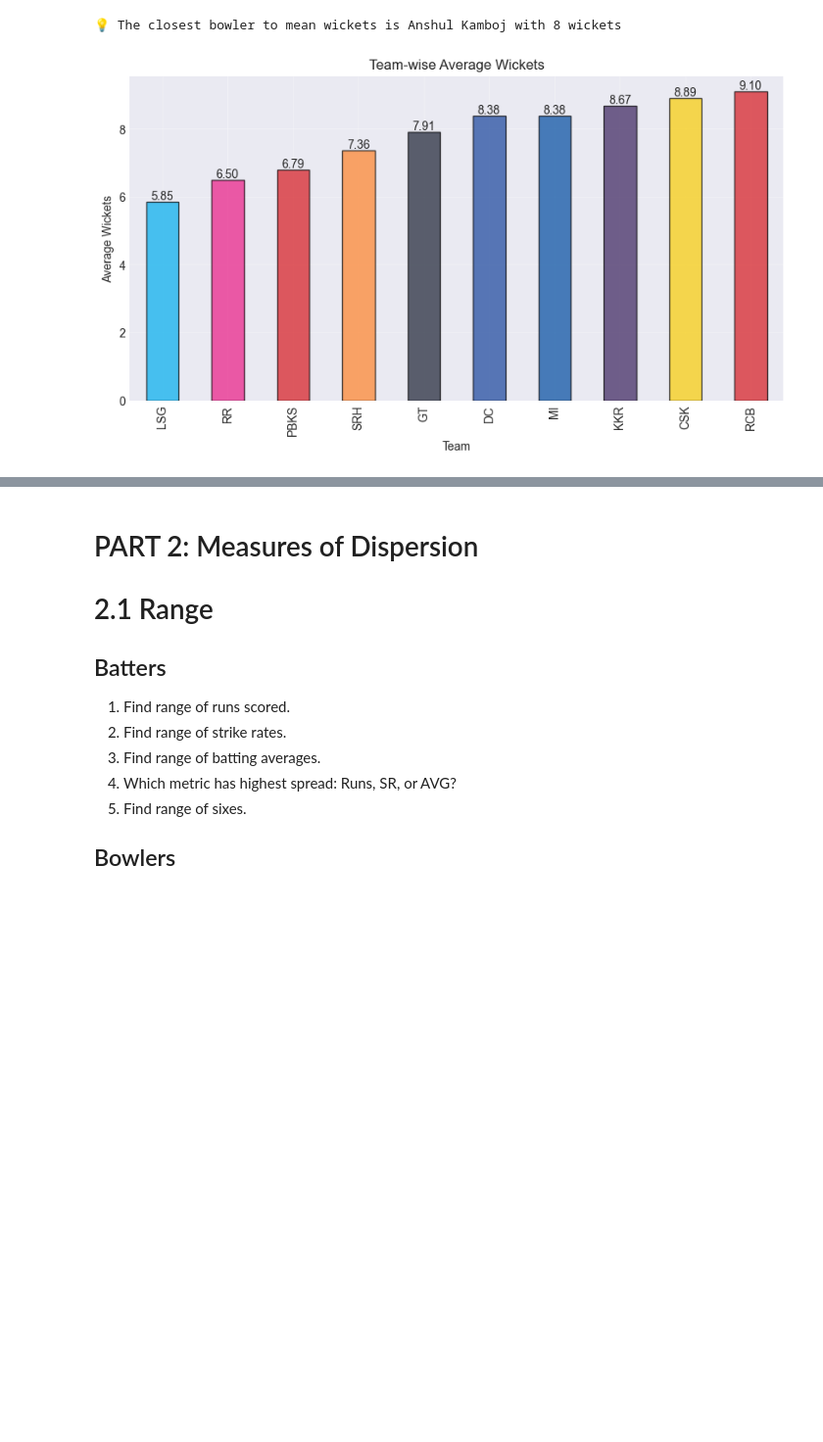
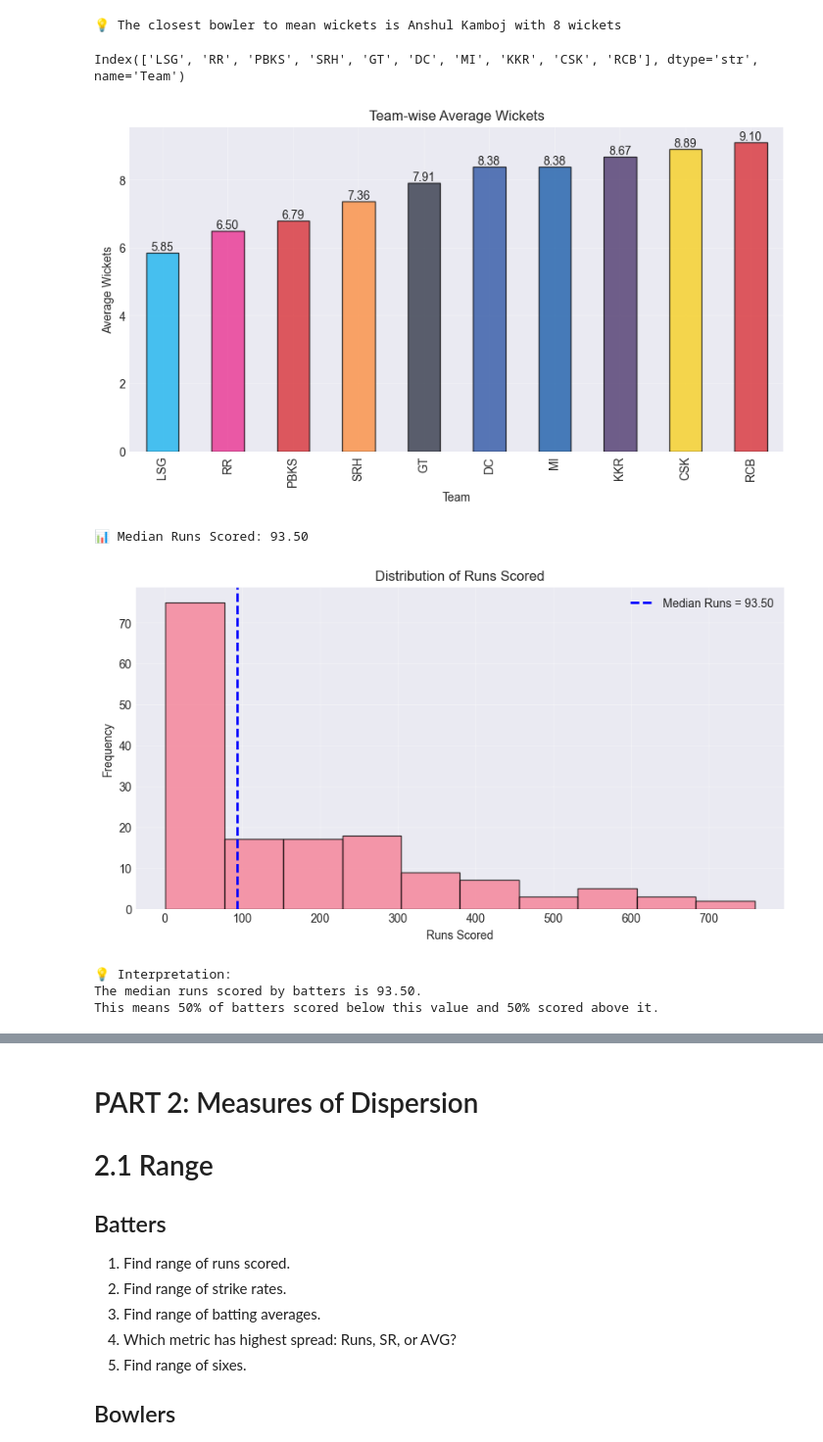
Before and after one commit to shahyash1136/data-analyst-porjects, a Jupyter notebook: IPL_2025_jupyterbook/index.ipynb, the cells around one changed output, grey strips where cells are left out. Shown at 98% size. Cells and saved outputs as stored; diff of their text form; code cells hidden in the pictures; blank space fills up the shorter version.

Commit message:
started with median practice

```diff
--- a/IPL_2025_jupyterbook/index.ipynb
+++ b/IPL_2025_jupyterbook/index.ipynb
@@ -565,6 +545,7 @@ team_colors = {
 
 # Team-wise Average Wickets
 average_wkt = df_bowlers.groupby("Team")["WKT"].mean().sort_values(ascending=True)
+display(average_wkt.index)
 
 # Auto Colors
 colors = [team_colors[team] for team in average_wkt.index]
@@ -584,4 +565,52 @@ plt.grid(True, alpha=0.3)
 
 plt.show()
 # %% [output]
+Index(['LSG', 'RR', 'PBKS', 'SRH', 'GT', 'DC', 'MI', 'KKR', 'CSK', 'RCB'], dtype='str', name='Team')
 [figure]
+# %%
+# 1.2 Median
+
+## Batters
+
+# 1. Find median runs scored.
+median_runs_scored = df_batters["Runs"].median()
+
+print(f"📊 Median Runs Scored: {median_runs_scored:.2f}")
+
+# Visualization
+plt.figure(figsize=(10, 5))
+
+plt.hist(df_batters["Runs"], alpha=0.7, edgecolor="black", bins=10)
+
+# Median Line
+plt.axvline(
+    median_runs_scored,
+    linestyle="--",
+    linewidth=2,
+    color="blue",
+    label=f"Median Runs = {median_runs_scored:.2f}",
+)
+
+# Labels and Title
+plt.xlabel("Runs Scored")
+plt.ylabel("Frequency")
+plt.title("Distribution of Runs Scored")
+
+plt.legend()
+
+plt.grid(True, alpha=0.3)
+
+plt.show()
+
+# Interpretation
+print(
+    f"\n💡 Interpretation: "
+    f"\nThe median runs scored by batters is {median_runs_scored:.2f}. "
+    f"\nThis means 50% of batters scored below this value and 50% scored above it."
+)
+# %% [output]
+📊 Median Runs Scored: 93.50
+[figure, added]
+💡 Interpretation:
+The median runs scored by batters is 93.50.
+This means 50% of batters scored below this value and 50% scored above it.
```
Also changed, not shown: parts of 10 cells of this notebook.
